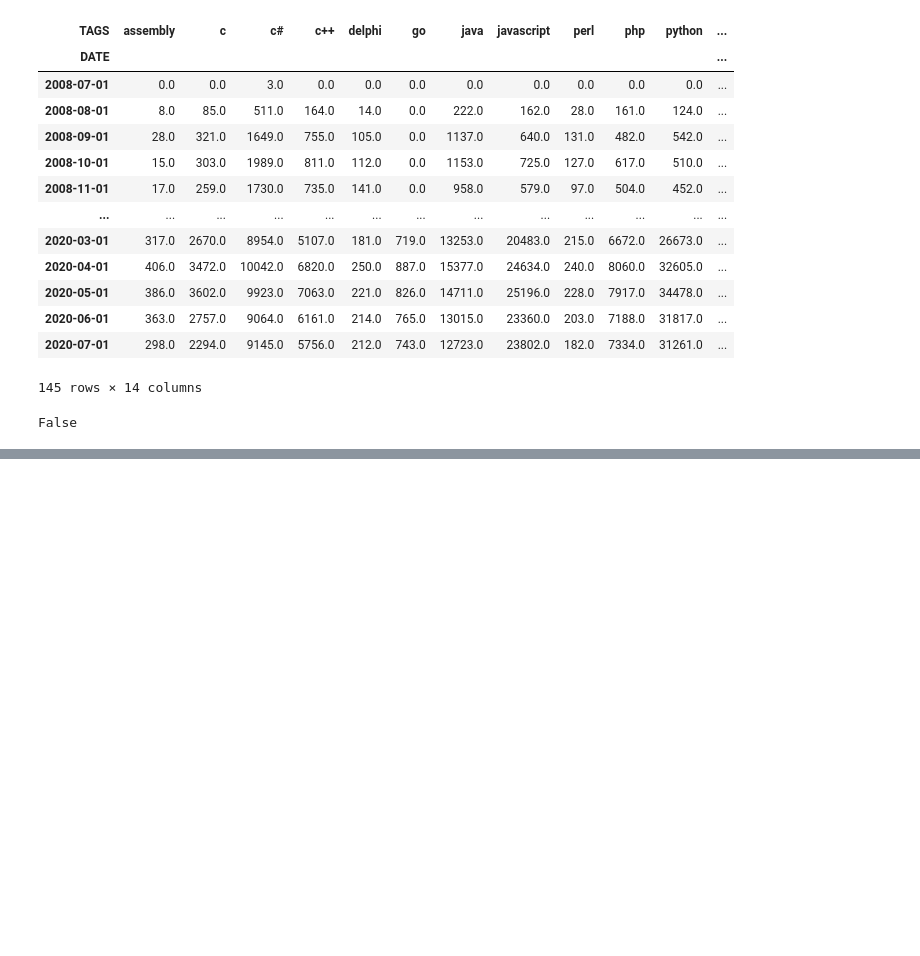
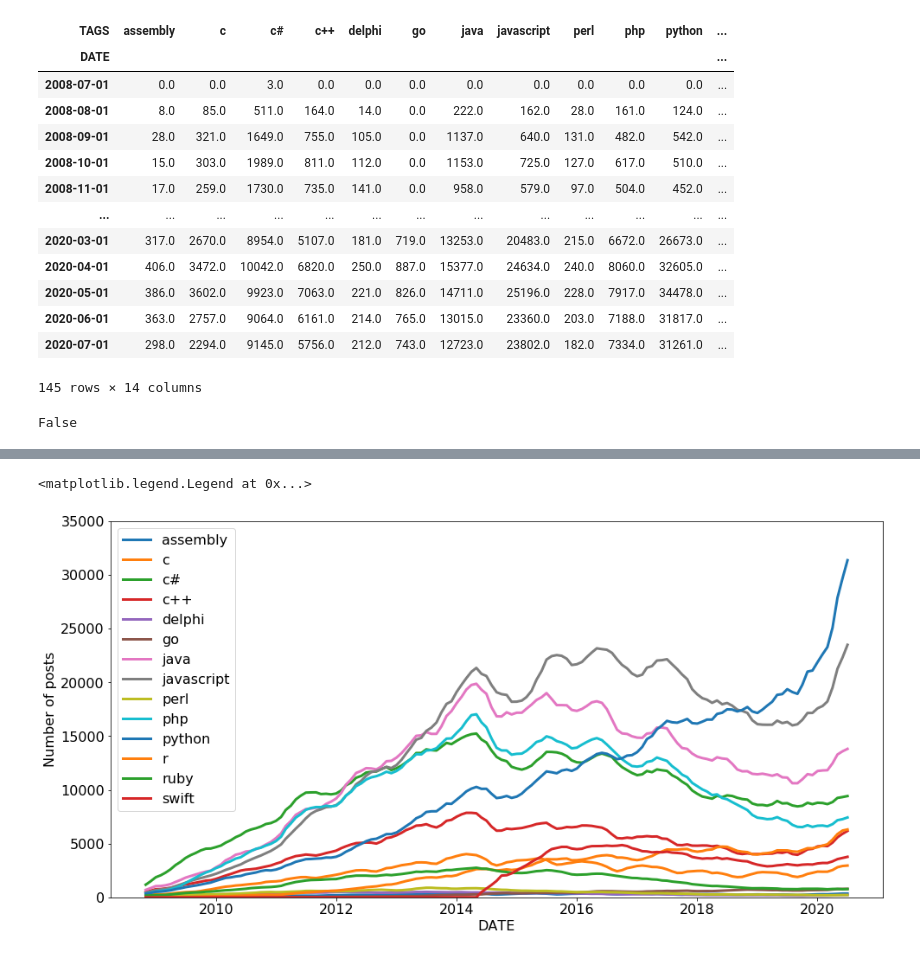
Before and after one commit to Divine572/DS_Learning, a Jupyter notebook: stackoverflow_analysis.ipynb, the cells around one changed output, grey strips where cells are left out. Cells and saved outputs as stored; diff of their text form; code cells hidden in the pictures; blank space fills up the shorter version.

```diff
--- a/stackoverflow_analysis.ipynb
+++ b/stackoverflow_analysis.ipynb
@@ -163,0 +170,21 @@ plt.plot(reshaped_df.index, reshaped_df.java)
+# %%
+# To remove noisiness from the data, I'll construct the rolling mean by reducing the number of observations and
+# computing the mean
+# The window is number of observations that are averaged
+
+rolled_df = reshaped_df.rolling(window=5).mean()
+
+plt.figure(figsize=(16, 8))
+plt.xlabel('DATE', fontsize=16)
+plt.ylabel('Number of posts', fontsize=16)
+plt.xticks(fontsize=16)
+plt.yticks(fontsize=16)
+plt.ylim(0, 35000)
+
+for column in rolled_df.columns:
+    plt.plot(rolled_df.index, rolled_df[column], linewidth=3, label=rolled_df[column].name)
+
+plt.legend(fontsize=16)
+# %% [output]
+<matplotlib.legend.Legend at 0x...>
+[figure, added]
```
Also changed, not shown: parts of 1 cell of this notebook.
